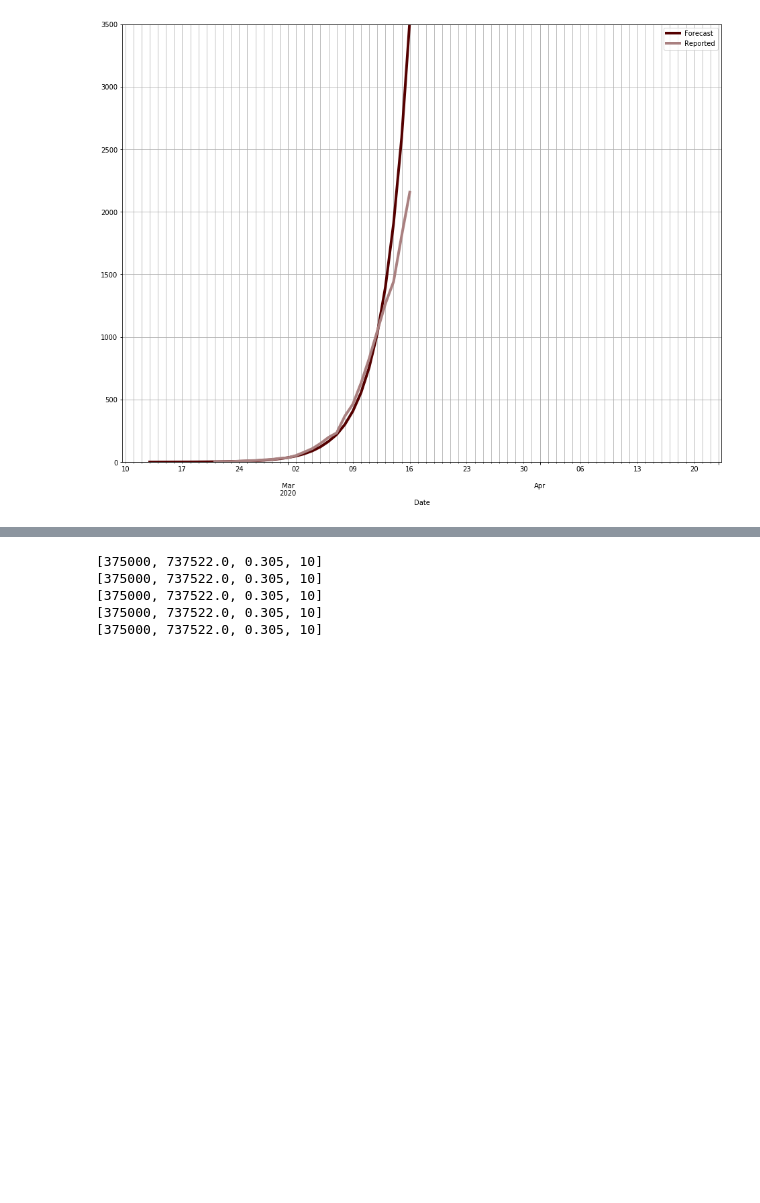
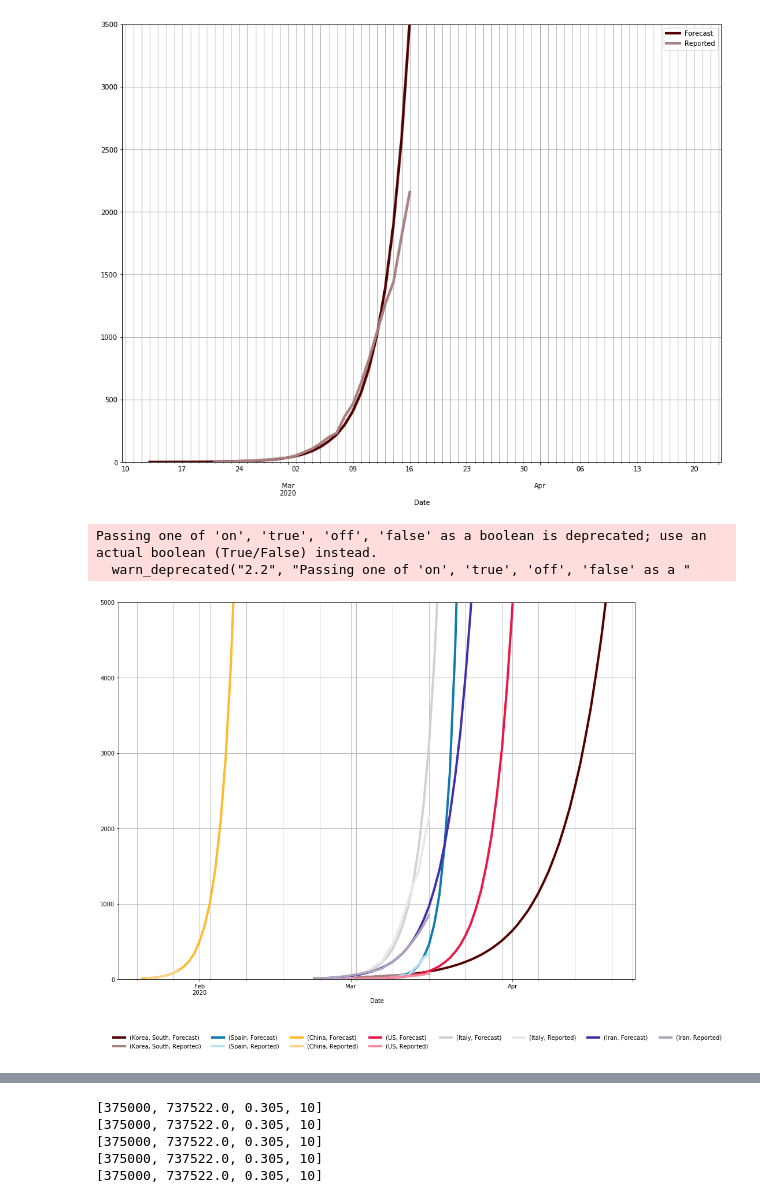
Before and after one commit to djhume/COVID-19, a Jupyter notebook: COVID-19.ipynb, the cells around one changed output, grey strips where cells are left out. Saved outputs shown, nothing was run; the diff lists cells and outputs as text; code cells hidden in the pictures; blank space fills up the shorter version.

```diff
--- a/COVID-19.ipynb
+++ b/COVID-19.ipynb
@@ -282,6 +301,30 @@ ax.grid('on', which='both')
 Passing one of 'on', 'true', 'off', 'false' as a boolean is deprecated; use an actual boolean (True/False) instead.
   warn_deprecated("2.2", "Passing one of 'on', 'true', 'off', 'false' as a "
 [figure]
+# %%
+def exp_vs_reported(d_ts, countries=['Italy', 'Iran', 'Korea, South', 'China', 'Spain', 'US'],
+                    C_start=datetime(2020, 1, 21), RoW_start=datetime(2020,2, 23)):
+    """return dataframe of exponential fit and reported data for China and selected countries"""
+    df_dict = {}
+    for c in countries:
+        if c != 'China':
+            df_dict[c] = fit_exp(d_ts[c], start_date=RoW_start)
+        else:
+            df_dict[c] = fit_exp(d_ts[c][:7], start_date=C_start)
+    df = pd.concat(df_dict.values(), axis=1, keys=df_dict.keys())
+    return df
+# %%
+fig = plt.figure(1, figsize=[16,12])
+ax = fig.add_subplot(111)
+exp_forecast = exp_vs_reported(d_ts)
+exp_forecast.plot(ax=ax, lw=4)
+ax.set_ylim([0, 5000])
+ax.grid('on', which='both')
+legend_format(ax, cols=8, ypos=-0.2)
+# %% [output]
+Passing one of 'on', 'true', 'off', 'false' as a boolean is deprecated; use an actual boolean (True/False) instead.
+  warn_deprecated("2.2", "Passing one of 'on', 'true', 'off', 'false' as a "
+[figure, added]
 # %%
 fig = plt.figure(1, figsize=[16,12])
 ax = fig.add_subplot(111)
```
Also changed, not shown: parts of 4 cells of this notebook.
